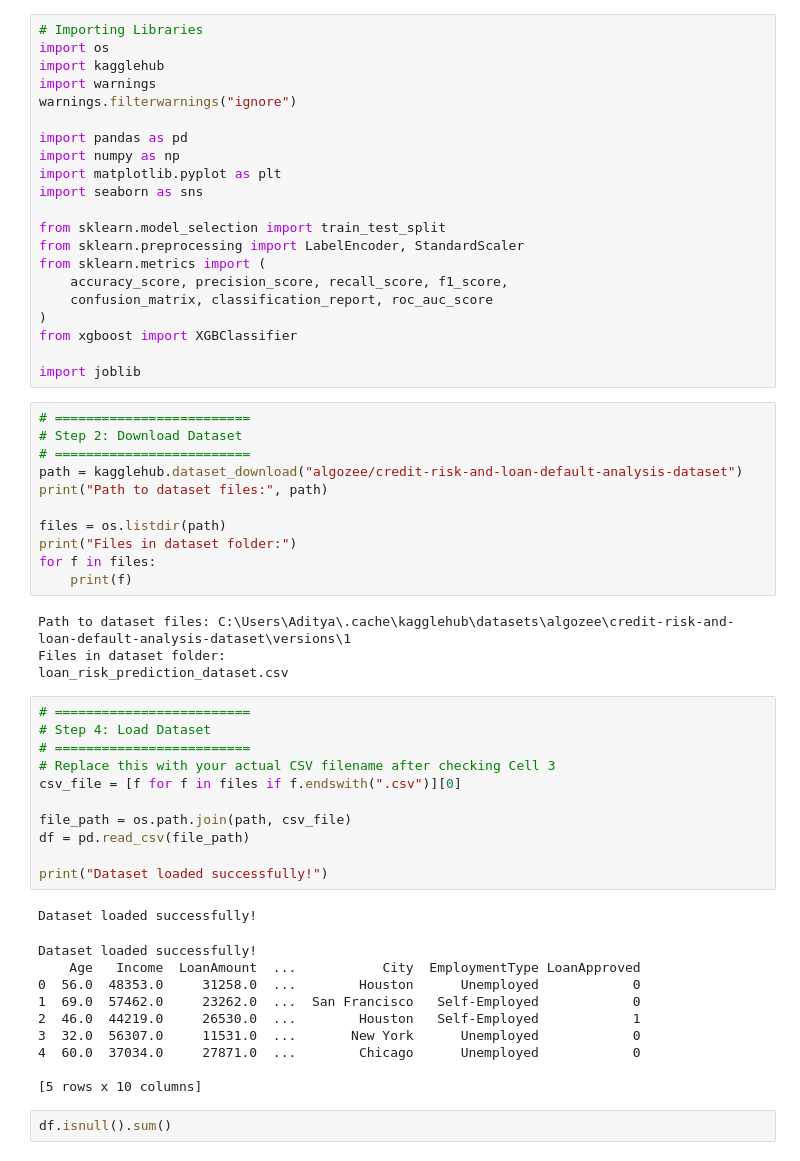
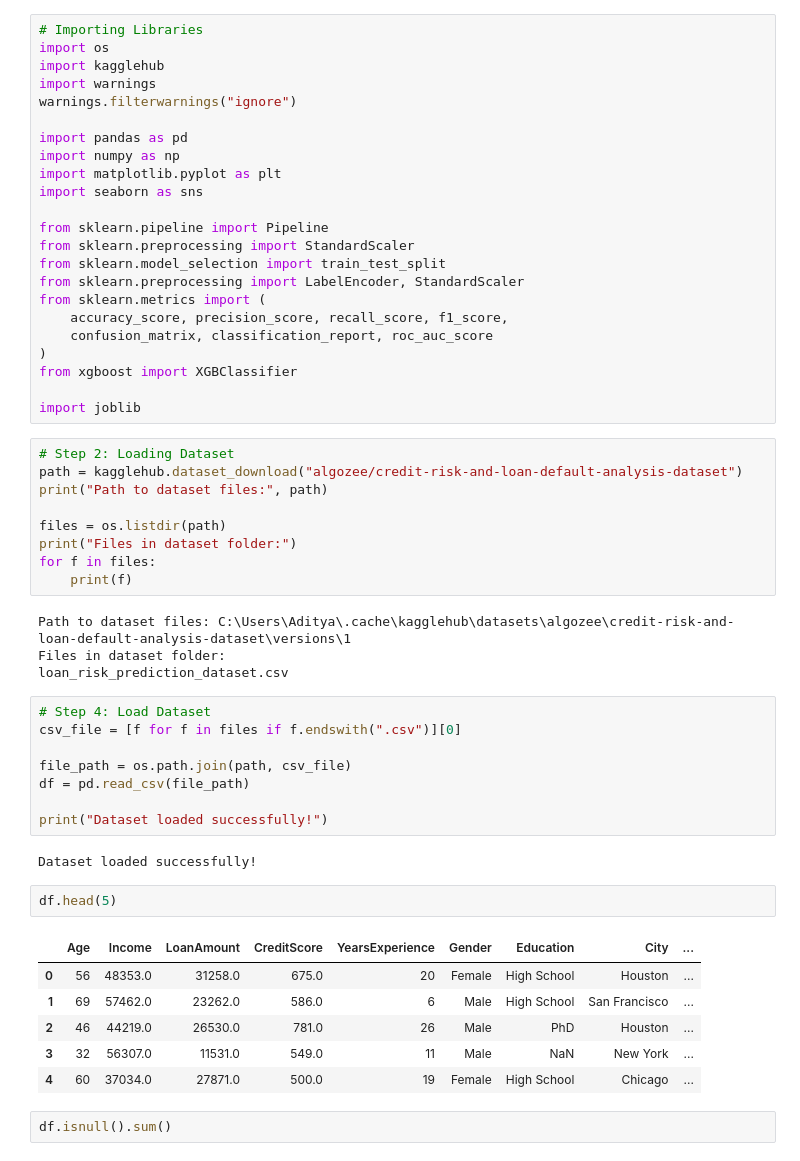
Before and after one commit to adityakumarbarnwal/Loan-Risk-Assessor, a Jupyter notebook: notebook.ipynb, the cells around one changed output. Cells and saved outputs as stored; diff of their text form.

```diff
--- a/notebook.ipynb
+++ b/notebook.ipynb
@@ -10,6 +10,8 @@ import numpy as np
 import matplotlib.pyplot as plt
 import seaborn as sns
 
+from sklearn.pipeline import Pipeline
+from sklearn.preprocessing import StandardScaler
 from sklearn.model_selection import train_test_split
 from sklearn.preprocessing import LabelEncoder, StandardScaler
 from sklearn.metrics import (
@@ -20,9 +22,7 @@ from xgboost import XGBClassifier
 
 import joblib
 # %%
-# =========================
-# Step 2: Download Dataset
-# =========================
+# Step 2: Loading Dataset
 path = kagglehub.dataset_download("algozee/credit-risk-and-loan-default-analysis-dataset")
 print("Path to dataset files:", path)
 
@@ -35,10 +35,7 @@ Path to dataset files: C:\Users\Aditya\.cache\kagglehub\datasets\algozee\credit-
 Files in dataset folder:
 loan_risk_prediction_dataset.csv
 # %%
-# =========================
 # Step 4: Load Dataset
-# =========================
-# Replace this with your actual CSV filename after checking Cell 3
 csv_file = [f for f in files if f.endswith(".csv")][0]
 
 file_path = os.path.join(path, csv_file)
@@ -48,16 +45,14 @@ print("Dataset loaded successfully!")
 # %% [output]
 Dataset loaded successfully!
 # %%
+df.head(5)
 # %% [output]
-Dataset loaded successfully!
-    Age   Income  LoanAmount  ...           City  EmploymentType LoanApproved
-0  56.0  48353.0     31258.0  ...        Houston      Unemployed            0
-1  69.0  57462.0     23262.0  ...  San Francisco   Self-Employed            0
-2  46.0  44219.0     26530.0  ...        Houston   Self-Employed            1
-3  32.0  56307.0     11531.0  ...       New York      Unemployed            0
-4  60.0  37034.0     27871.0  ...        Chicago      Unemployed            0
-
-[5 rows x 10 columns]
+|  | Age | Income | LoanAmount | CreditScore | YearsExperience | Gender | Education | City | ... |
+| 0 | 56 | 48353.0 | 31258.0 | 675.0 | 20 | Female | High School | Houston | ... |
+| 1 | 69 | 57462.0 | 23262.0 | 586.0 | 6 | Male | High School | San Francisco | ... |
+| 2 | 46 | 44219.0 | 26530.0 | 781.0 | 26 | Male | PhD | Houston | ... |
+| 3 | 32 | 56307.0 | 11531.0 | 549.0 | 11 | Male | NaN | New York | ... |
+| 4 | 60 | 37034.0 | 27871.0 | 500.0 | 19 | Female | High School | Chicago | ... |
 # %%
 df.isnull().sum()
 # %% [output]
```
Also changed, not shown: parts of 12 cells of this notebook, 6 other files.
